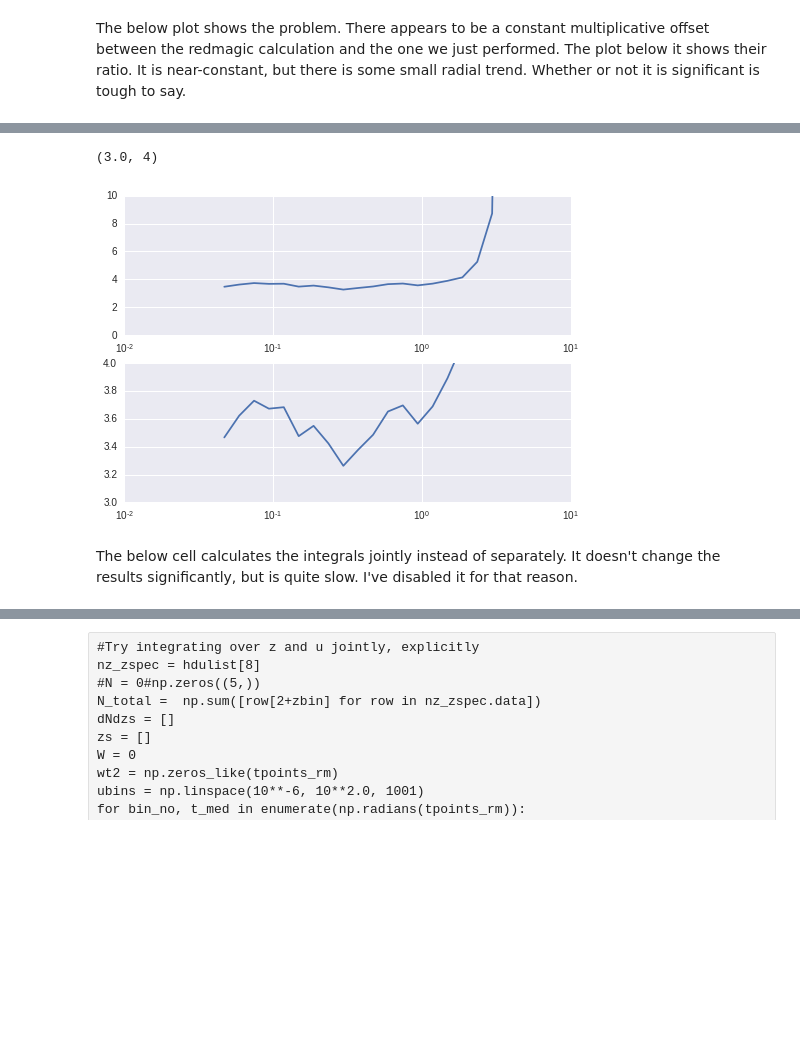
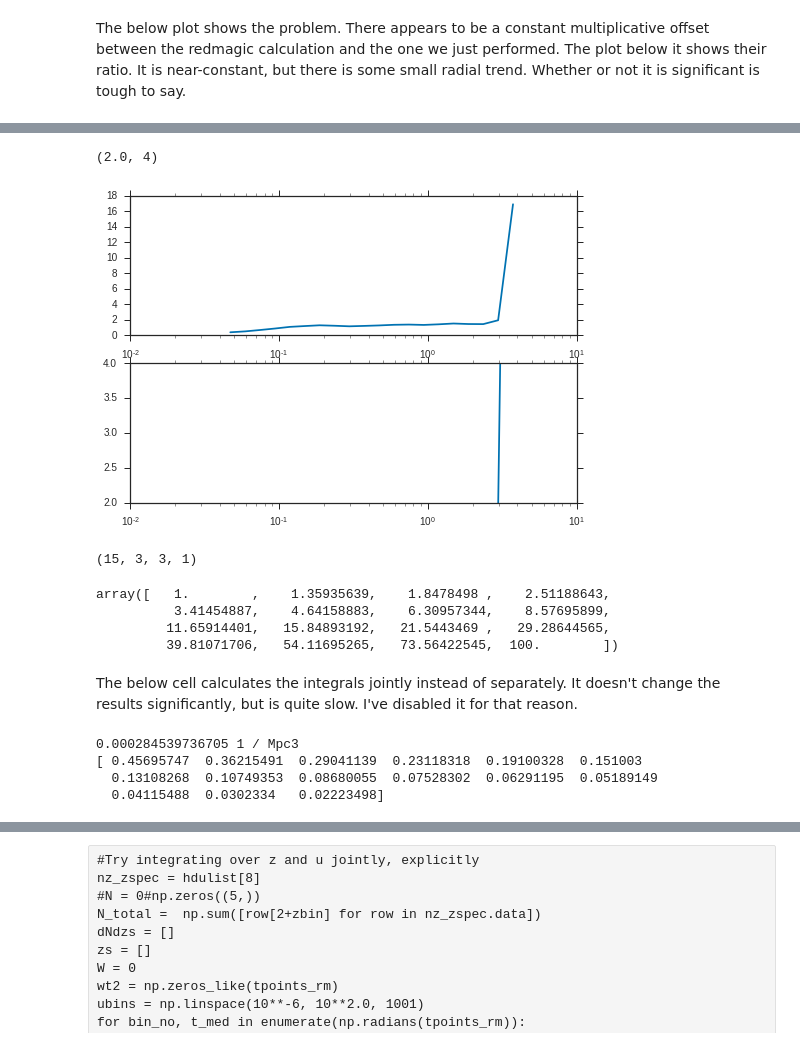
Before and after one commit to mclaughlin6464/pearce, a Jupyter notebook: notebooks/wt Integral calculation.ipynb, the cells around one changed output, grey strips where cells are left out. Cells and saved outputs as stored; diff of their text form; code cells hidden in the pictures; blank space fills up the shorter version.

```diff
--- a/notebooks/wt Integral calculation.ipynb
+++ b/notebooks/wt Integral calculation.ipynb
@@ -190,7 +221,7 @@ cat.populate(params)
 theta_bins = np.logspace(np.log10(0.004), 0, 24)#/60
 tpoints = (theta_bins[1:]+theta_bins[:-1])/2
 # %%
-r_bins = np.logspace(-1.5, 1.7, 24)
+r_bins = np.logspace(-0.5, 1.7, 16)
 rpoints = (r_bins[1:]+r_bins[:-1])/2
 # %% [markdown]
 Use my code's wrapper for halotools' xi calculator. Full source code can be found [here](https://github.com/mclaughlin6464/pearce/blob/31e2f6a3598217dcf1be3d2606b69c4e529fc791/pearce/mocks/cat.py#L688).
@@ -213,0 +243,2 @@ print xi
+# %%
+xi[xi<=0] = 1e-2 #ack
@@ -247,6 +318,6 @@ Where $\bar{x}$ is the median comoving distance to z.
 # %%
 wt = np.zeros_like(tpoints_rm)
-x = cat.cosmology.comoving_distance(z)
+x = cat.cosmology.comoving_distance(z)*a
 #ubins = np.linspace(10**-6, 10**2.0, 1001)
 ubins = np.logspace(-6, 2.0, 101)
 
@@ -255,13 +326,17 @@ for bin_no, t_med in enumerate(np.radians(tpoints_rm)):
     int_xi = 0
     for ubin_no, _u in enumerate(ubc):
         _du = ubins[ubin_no+1]-ubins[ubin_no]
-        u = _u*unit.Mpc
-        du = _du*unit.Mpc
-        r = a*np.sqrt((u**2+(x*t_med)**2).value)#*cat.h#not sure about the h
-        if r > 10**1.7: #ignore large scales. In the full implementation this will be a transition to a bias model.
+        u = _u*unit.Mpc*a
+        du = _du*unit.Mpc*a
+        #print np.sqrt(u**2+(x*t_med)**2)
+        r = np.sqrt((u**2+(x*t_med)**2))#*cat.h#not sure about the h
+        if r > unit.Mpc*10**1.7: #ignore large scales. In the full implementation this will be a transition to a bias model.
             int_xi+=du*0
         else:
             # the GP predicts in log, so i predict in log and re-exponate
             int_xi+=du*(np.power(10, \
-                    gp.predict(np.log10(xi), np.log10(r), mean_only=True)[0]))
-    wt[bin_no] = int_xi*W
+                    gp.predict(np.log10(xi), np.log10(r.value), mean_only=True)[0]))
+        #int_xi+=du*(10**b)*(r.to("Mpc").value**m)
+
+    #print (((int_xi*W))/wt_redmagic[0]).to("m/m")
+    wt[bin_no] = int_xi*W.to("1/Mpc")
@@ -294,14 +425,25 @@ plt.legend(loc='best')
 # %%
 plt.subplot(211)
 plt.plot(tpoints_rm, wt_redmagic/wt)
 plt.xscale('log')
-plt.ylim([0,10])
+#plt.ylim([0,10])
 plt.subplot(212)
 plt.plot(tpoints_rm, wt_redmagic/wt)
 plt.xscale('log')
-plt.ylim([3.0,4])
+plt.ylim([2.0,4])
 # %% [output]
-(3.0, 4)
+(2.0, 4)
-[figure, old version]
+[figure, new version]
+# %%
+xi_rm.metrics[0].xi.shape
+# %% [output]
+(15, 3, 3, 1)
+# %%
+xi_rm.metrics[0].rbins #Mpc/h
+# %% [output]
+array([   1.        ,    1.35935639,    1.8478498 ,    2.51188643,
+          3.41454887,    4.64158883,    6.30957344,    8.57695899,
+         11.65914401,   15.84893192,   21.5443469 ,   29.28644565,
+         39.81071706,   54.11695265,   73.56422545,  100.        ])
 # %% [markdown]
 The below cell calculates the integrals jointly instead of separately. It doesn't change the results significantly, but is quite slow. I've disabled it for that reason.
@@ -307,0 +518,8 @@ The below cell calculates the integrals jointly instead of separately. It doesn'
+# %%
+print nd_mock
+print wt_redmagic[:-5]
+# %% [output]
+0.000284539736705 1 / Mpc3
+[ 0.45695747  0.36215491  0.29041139  0.23118318  0.19100328  0.151003
+  0.13108268  0.10749353  0.08680055  0.07528302  0.06291195  0.05189149
+  0.04115488  0.0302334   0.02223498]
```
Also changed, not shown: parts of 52 cells of this notebook, 2 other files.
